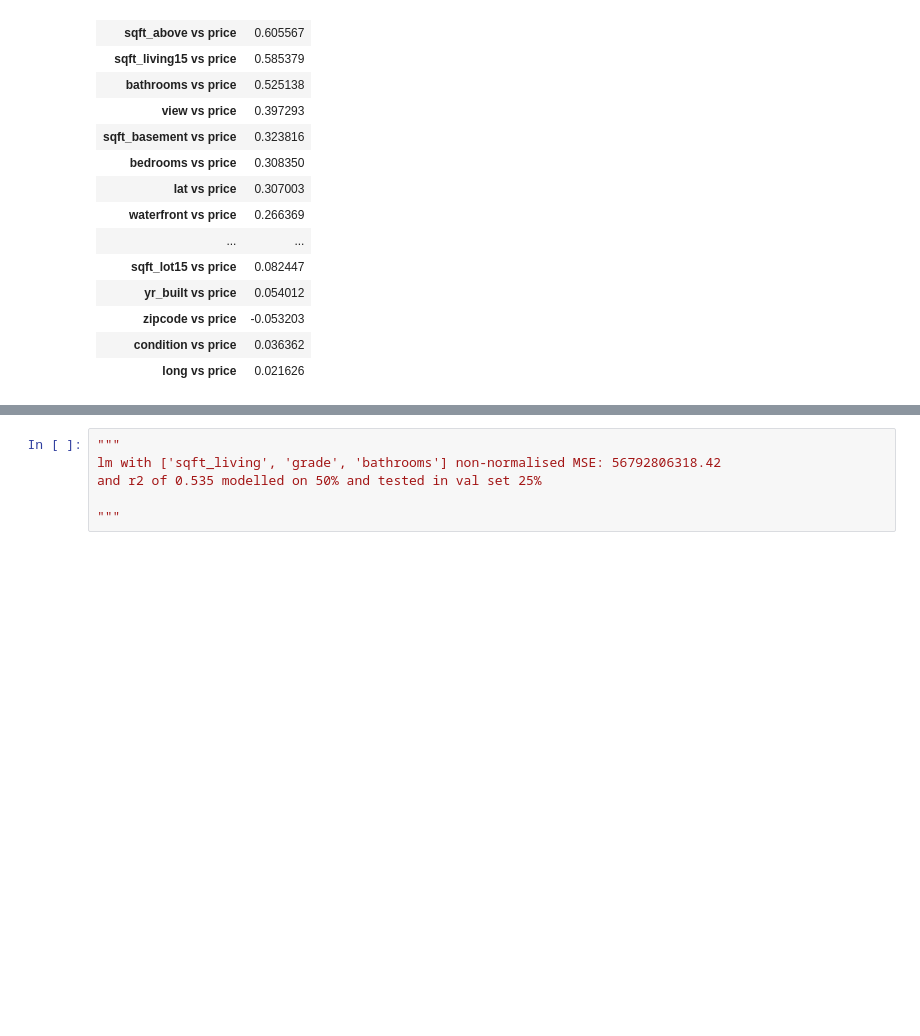
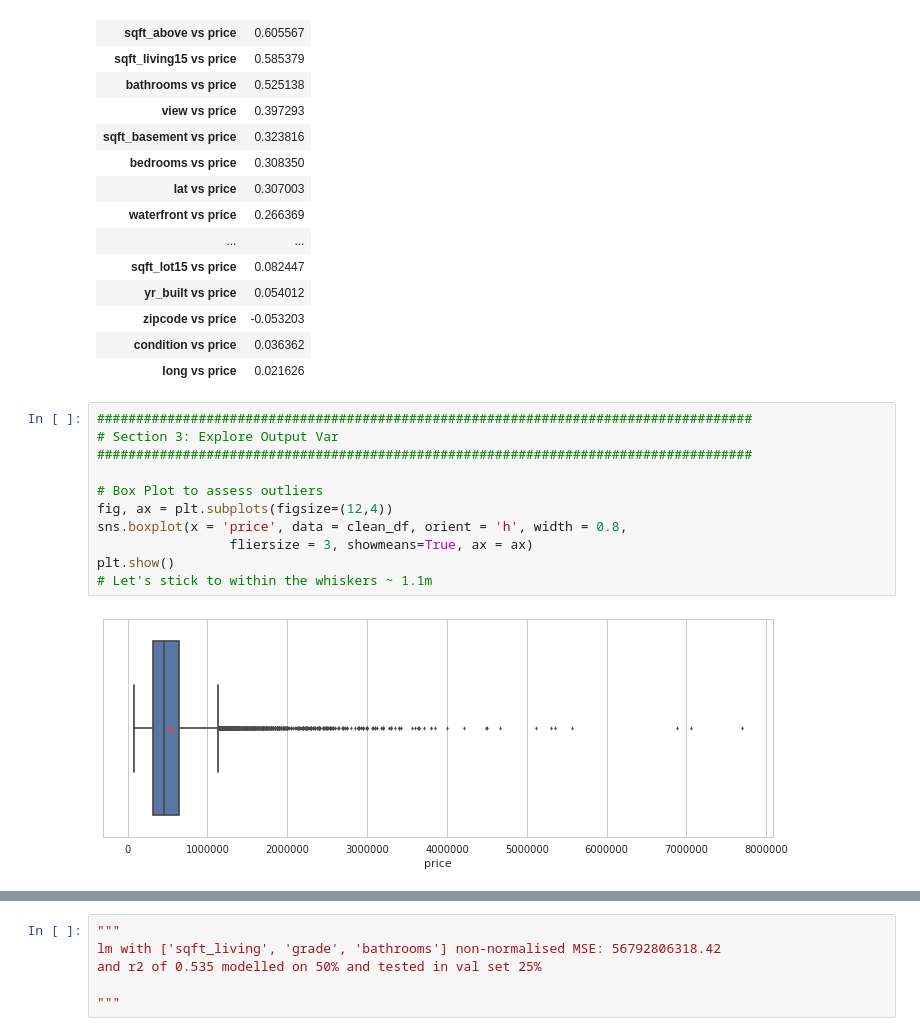
Before and after one commit to colemai/ml-python, a Jupyter notebook: kaggle/Kag1-predict-house-price.ipynb, the cells around one changed output, grey strips where cells are left out. Cells and saved outputs as stored; diff of their text form; blank space fills up the shorter version.

```diff
--- a/kaggle/Kag1-predict-house-price.ipynb
+++ b/kaggle/Kag1-predict-house-price.ipynb
@@ -208,6 +213,19 @@ data_correlations.loc[data_correlations['Value'].abs().sort_values(ascending=Fal
 | zipcode vs price | -0.053203 |
 | condition vs price | 0.036362 |
 | long vs price | 0.021626 |
+# %%
+####################################################################################
+# Section 3: Explore Output Var
+####################################################################################
+
+# Box Plot to assess outliers
+fig, ax = plt.subplots(figsize=(12,4))
+sns.boxplot(x = 'price', data = clean_df, orient = 'h', width = 0.8,
+                 fliersize = 3, showmeans=True, ax = ax)
+plt.show()
+# Let's stick to within the whiskers ~ 1.1m
+# %% [output]
+[figure, added]
 # %%
 ####################################################################################
 # Section 4: LM Number 1
```
Also changed, not shown: parts of 8 cells of this notebook.
